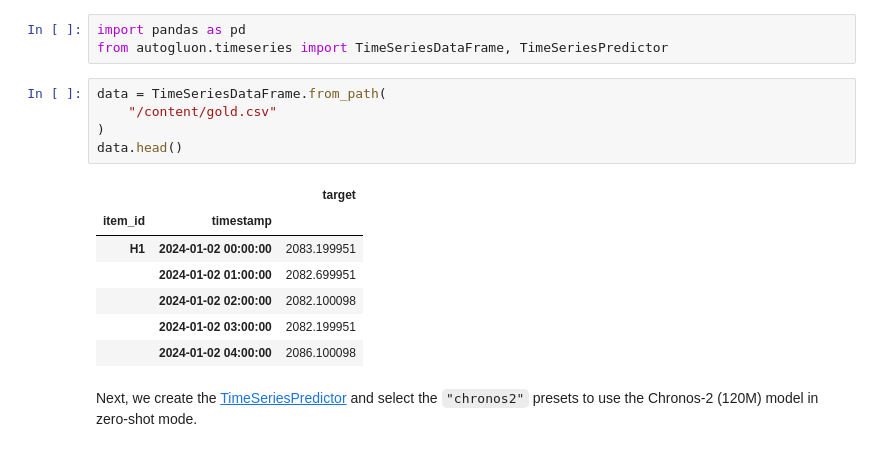
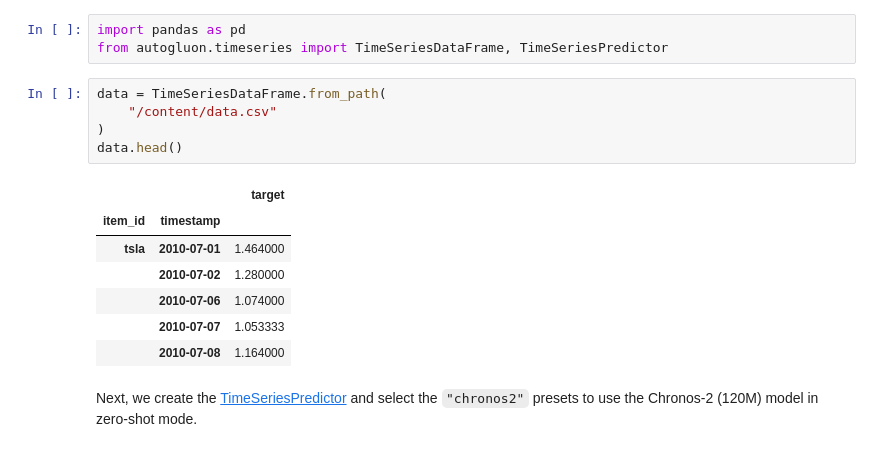
Before and after one commit to tamzid2001/AlpacaTrader, a Jupyter notebook: docs/tutorials/timeseries/forecasting-chronos.ipynb, the cells around one changed output. Cells and saved outputs as stored; diff of their text form.

```diff
--- a/docs/tutorials/timeseries/forecasting-chronos.ipynb
+++ b/docs/tutorials/timeseries/forecasting-chronos.ipynb
@@ -69,16 +69,16 @@ import pandas as pd
 from autogluon.timeseries import TimeSeriesDataFrame, TimeSeriesPredictor
 # %%
 data = TimeSeriesDataFrame.from_path(
-    "/content/gold.csv"
+    "/content/data.csv"
 )
 data.head()
 # %% [output]
 |  |  | target |
 | item_id | timestamp |  |
-| H1 | 2024-01-02 00:00:00 | 2083.199951 |
-|  | 2024-01-02 01:00:00 | 2082.699951 |
-|  | 2024-01-02 02:00:00 | 2082.100098 |
-|  | 2024-01-02 03:00:00 | 2082.199951 |
-|  | 2024-01-02 04:00:00 | 2086.100098 |
+| tsla | 2010-07-01 | 1.464000 |
+|  | 2010-07-02 | 1.280000 |
+|  | 2010-07-06 | 1.074000 |
+|  | 2010-07-07 | 1.053333 |
+|  | 2010-07-08 | 1.164000 |
 # %% [markdown]
 Next, we create the [TimeSeriesPredictor](https://auto.gluon.ai/stable/api/autogluon.timeseries.TimeSeriesPredictor.html) and select the `"chronos2"` presets to use the Chronos-2 (120M) model in zero-shot mode.
```
Also changed, not shown: parts of 7 cells of this notebook.
